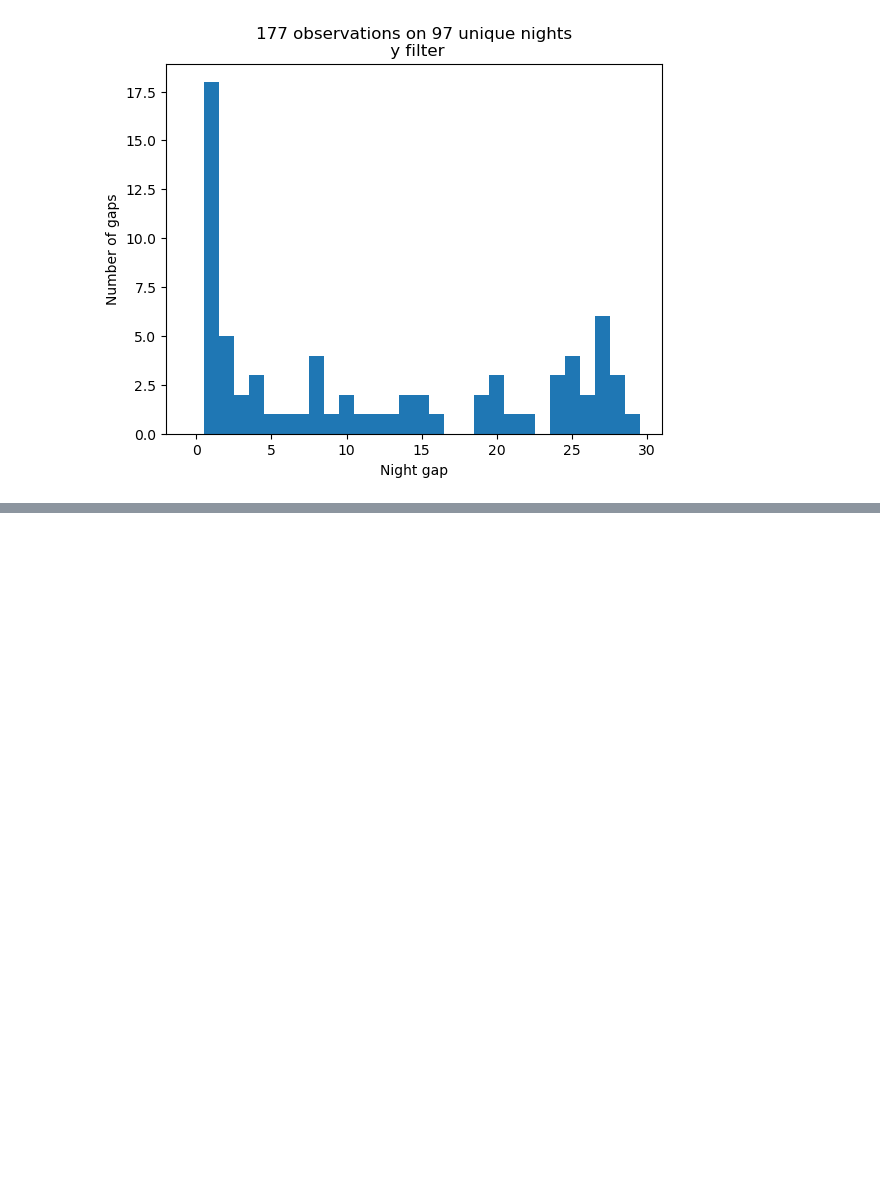
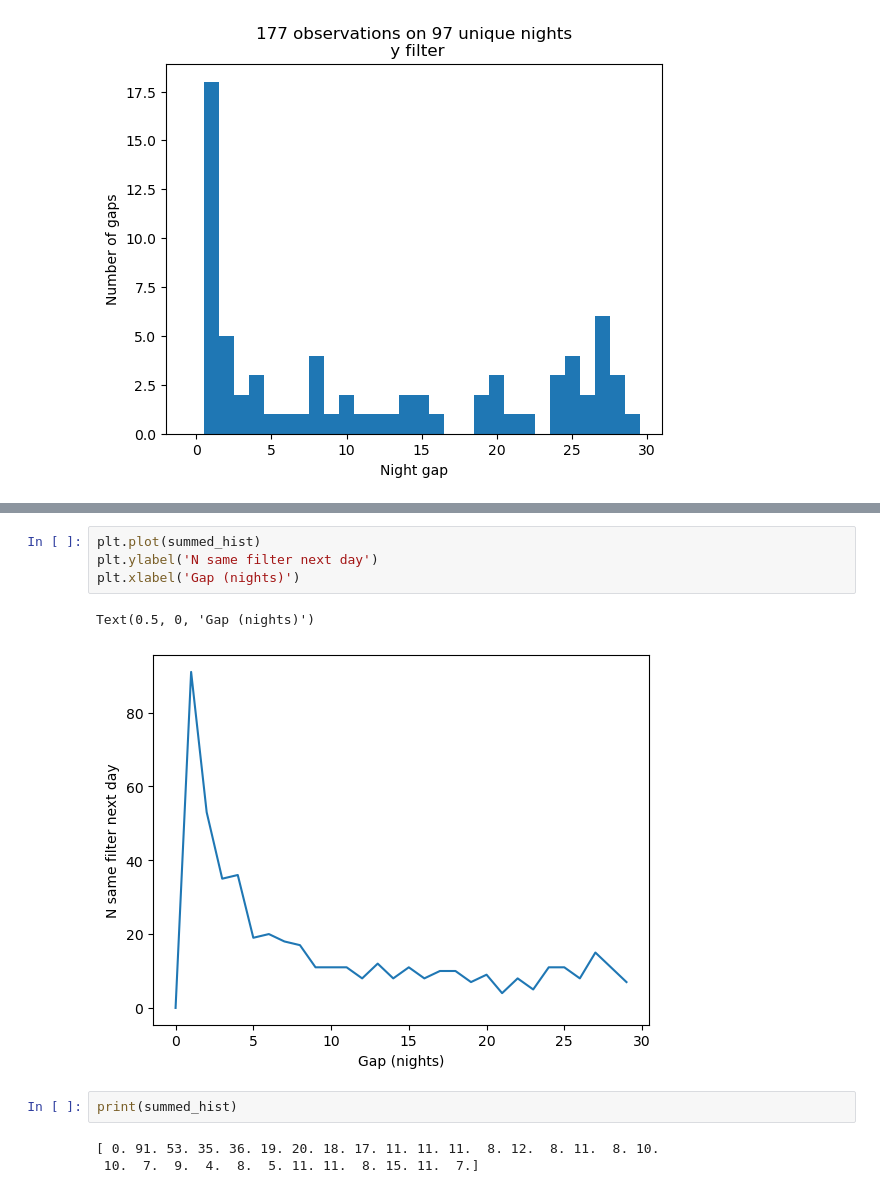
Before and after one commit to yoachim/22_Scratch, a Jupyter notebook: tgaps_debug/tgap_check2.ipynb, the cells around one changed output, grey strips where cells are left out. Saved outputs shown, nothing was run; the diff lists cells and outputs as text; blank space fills up the shorter version.

```diff
--- a/tgaps_debug/tgap_check2.ipynb
+++ b/tgaps_debug/tgap_check2.ipynb
@@ -51,0 +62,12 @@ for filtername in 'ugrizy':
+# %%
+plt.plot(summed_hist)
+plt.ylabel('N same filter next day')
+plt.xlabel('Gap (nights)')
+# %% [output]
+Text(0.5, 0, 'Gap (nights)')
+[figure, added]
+# %%
+print(summed_hist)
+# %% [output]
+[ 0. 91. 53. 35. 36. 19. 20. 18. 17. 11. 11. 11.  8. 12.  8. 11.  8. 10.
+ 10.  7.  9.  4.  8.  5. 11. 11.  8. 15. 11.  7.]
```
Also changed, not shown: parts of 1 cell of this notebook, 2 other files.
